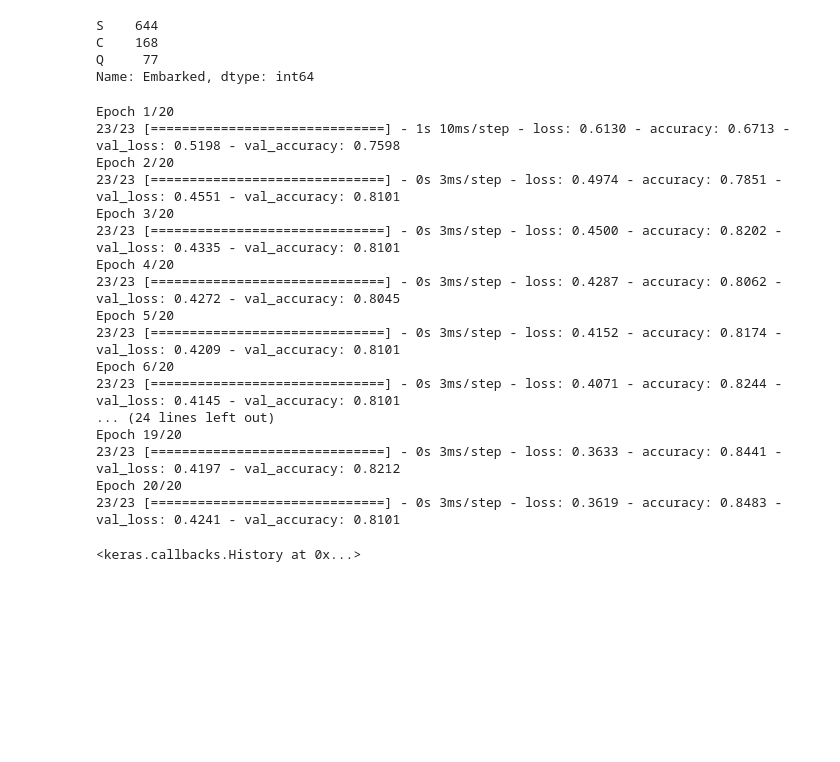
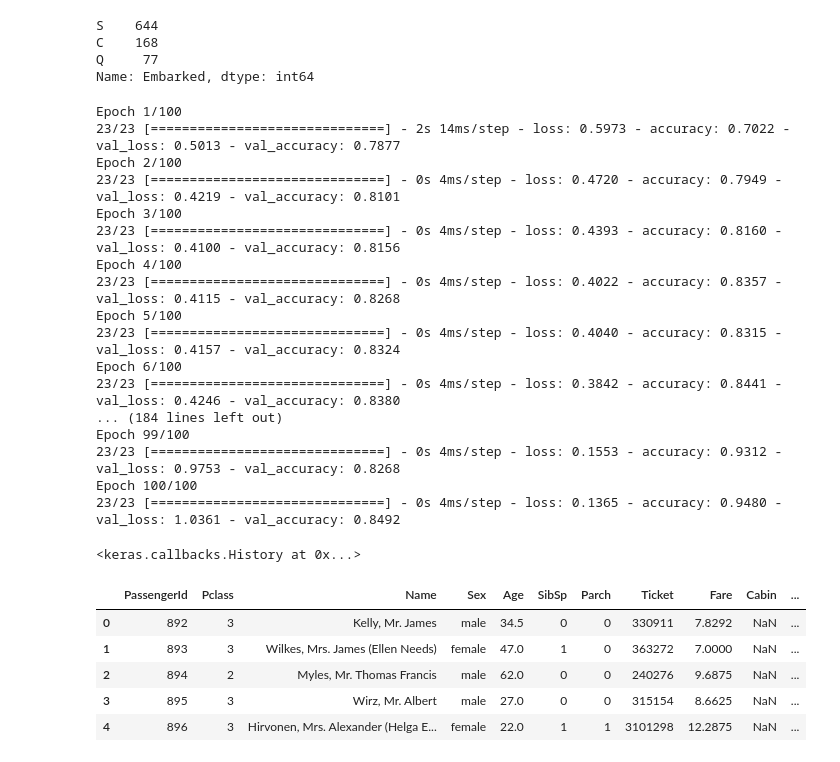
Before and after one commit to udaykirankavaturu/kaggle-titanic, a Jupyter notebook: titanic-competition.ipynb, the cells around one changed output. Saved outputs shown, nothing was run; the diff lists cells and outputs as text; code cells hidden in the pictures; blank space fills up the shorter version.

Commit message:
Kaggle Notebook | Titanic Competition | Version 5

```diff
--- a/titanic-competition.ipynb
+++ b/titanic-competition.ipynb
@@ -166,23 +164,35 @@ model = tf.keras.Sequential([
 model.compile(optimizer='adam', loss='binary_crossentropy', metrics=['accuracy'])
 # %%
 # Train the model
-model.fit(X_train, y_train, epochs=20, batch_size=32, validation_data=(X_test, y_test))
+model.fit(X_train, y_train, epochs=100, batch_size=32, validation_data=(X_test, y_test))
 # %% [output]
-Epoch 1/20
-23/23 [==============================] - 1s 10ms/step - loss: 0.6130 - accuracy: 0.6713 - val_loss: 0.5198 - val_accuracy: 0.7598
-Epoch 2/20
-23/23 [==============================] - 0s 3ms/step - loss: 0.4974 - accuracy: 0.7851 - val_loss: 0.4551 - val_accuracy: 0.8101
-Epoch 3/20
-23/23 [==============================] - 0s 3ms/step - loss: 0.4500 - accuracy: 0.8202 - val_loss: 0.4335 - val_accuracy: 0.8101
-Epoch 4/20
-23/23 [==============================] - 0s 3ms/step - loss: 0.4287 - accuracy: 0.8062 - val_loss: 0.4272 - val_accuracy: 0.8045
-Epoch 5/20
-23/23 [==============================] - 0s 3ms/step - loss: 0.4152 - accuracy: 0.8174 - val_loss: 0.4209 - val_accuracy: 0.8101
-Epoch 6/20
-23/23 [==============================] - 0s 3ms/step - loss: 0.4071 - accuracy: 0.8244 - val_loss: 0.4145 - val_accuracy: 0.8101
-... (24 lines left out)
-Epoch 19/20
-23/23 [==============================] - 0s 3ms/step - loss: 0.3633 - accuracy: 0.8441 - val_loss: 0.4197 - val_accuracy: 0.8212
-Epoch 20/20
-23/23 [==============================] - 0s 3ms/step - loss: 0.3619 - accuracy: 0.8483 - val_loss: 0.4241 - val_accuracy: 0.8101
+Epoch 1/100
+23/23 [==============================] - 2s 14ms/step - loss: 0.5973 - accuracy: 0.7022 - val_loss: 0.5013 - val_accuracy: 0.7877
+Epoch 2/100
+23/23 [==============================] - 0s 4ms/step - loss: 0.4720 - accuracy: 0.7949 - val_loss: 0.4219 - val_accuracy: 0.8101
+Epoch 3/100
+23/23 [==============================] - 0s 4ms/step - loss: 0.4393 - accuracy: 0.8160 - val_loss: 0.4100 - val_accuracy: 0.8156
+Epoch 4/100
+23/23 [==============================] - 0s 4ms/step - loss: 0.4022 - accuracy: 0.8357 - val_loss: 0.4115 - val_accuracy: 0.8268
+Epoch 5/100
+23/23 [==============================] - 0s 4ms/step - loss: 0.4040 - accuracy: 0.8315 - val_loss: 0.4157 - val_accuracy: 0.8324
+Epoch 6/100
+23/23 [==============================] - 0s 4ms/step - loss: 0.3842 - accuracy: 0.8441 - val_loss: 0.4246 - val_accuracy: 0.8380
+... (184 lines left out)
+Epoch 99/100
+23/23 [==============================] - 0s 4ms/step - loss: 0.1553 - accuracy: 0.9312 - val_loss: 0.9753 - val_accuracy: 0.8268
+Epoch 100/100
+23/23 [==============================] - 0s 4ms/step - loss: 0.1365 - accuracy: 0.9480 - val_loss: 1.0361 - val_accuracy: 0.8492
 <keras.callbacks.History at 0x...>
+# %%
+# predict the test data with new model
+test_df = pd.read_csv('/kaggle/input/titanic/test.csv')
+# %%
+test_df.head()
+# %% [output]
+|  | PassengerId | Pclass | Name | Sex | Age | SibSp | Parch | Ticket | Fare | Cabin | ... |
+| 0 | 892 | 3 | Kelly, Mr. James | male | 34.5 | 0 | 0 | 330911 | 7.8292 | NaN | ... |
+| 1 | 893 | 3 | Wilkes, Mrs. James (Ellen Needs) | female | 47.0 | 1 | 0 | 363272 | 7.0000 | NaN | ... |
+| 2 | 894 | 2 | Myles, Mr. Thomas Francis | male | 62.0 | 0 | 0 | 240276 | 9.6875 | NaN | ... |
+| 3 | 895 | 3 | Wirz, Mr. Albert | male | 27.0 | 0 | 0 | 315154 | 8.6625 | NaN | ... |
+| 4 | 896 | 3 | Hirvonen, Mrs. Alexander (Helga E... | female | 22.0 | 1 | 1 | 3101298 | 12.2875 | NaN | ... |
```
Also changed, not shown: parts of 12 cells of this notebook.
